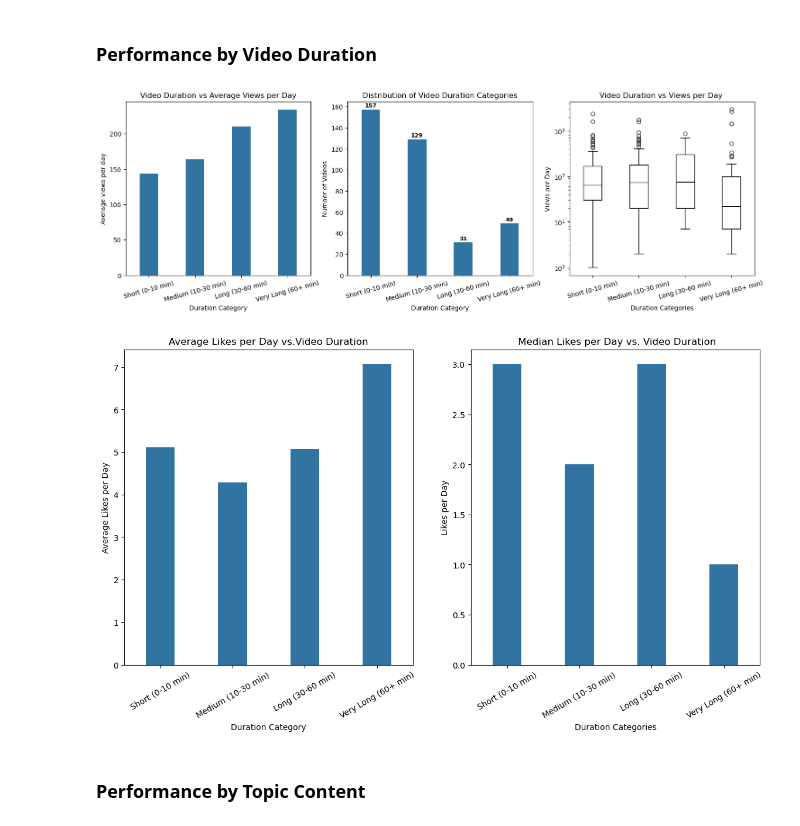
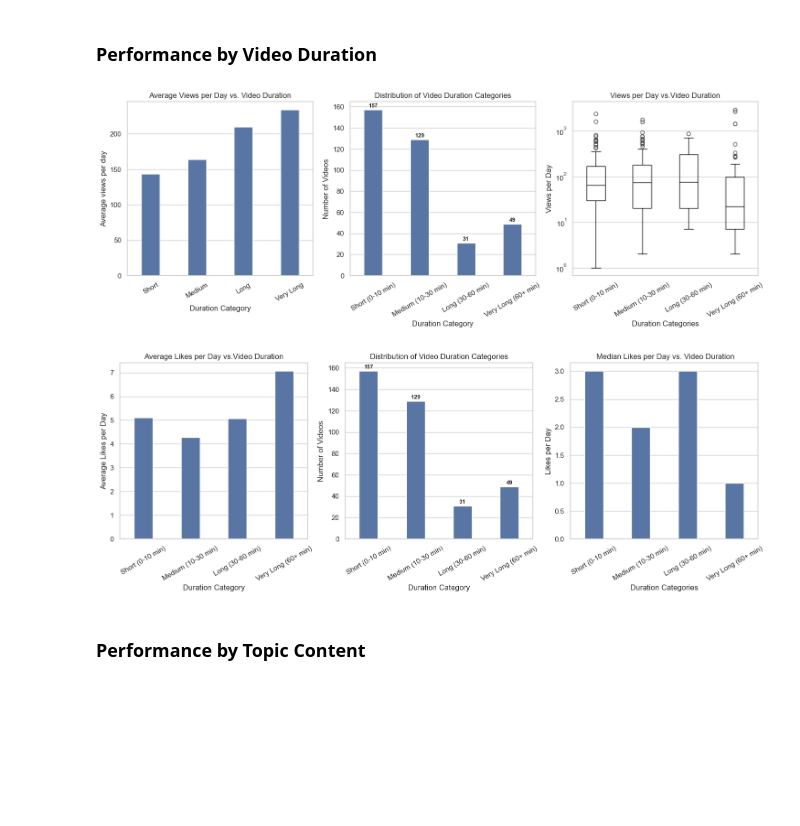
Before and after one commit to LiLuo086/alex-the-analyst-youtube-analysis, a Jupyter notebook: eda.ipynb, the cells around one changed output. Drawn from its saved outputs; the diff is of its cells as text; code cells hidden in the pictures; blank space fills up the shorter version.

```diff
--- a/eda.ipynb
+++ b/eda.ipynb
@@ -7,4 +8,10 @@ import ast
 # %% [markdown]
 ## Step 1: Load the Data
 # %%
-df = pd.read_csv('data/videos_featured.csv', sep=';') # Load data to pandas DataFrame df
+# --- Load the Data with Error Handling ---
+file_path = Path('data/videos_featured.csv')
+if file_path.exists():
+    df = pd.read_csv(file_path, sep=';')
+    print(f"Data loaded successfully: {df.shape[0]} rows, {df.shape[1]} columns")
+else:
+    raise FileNotFoundError("Dataset not found. Please check the path.")
@@ -387,10 +361,10 @@ fig, axes = plt.subplots(1, 3, figsize=(18, 5))
 
 
 sns.barplot(x='duration_bucket', y='views_per_day', data=df, estimator='mean', errorbar=None, width=0.4, ax=axes[0])
-axes[0].set_title('Video Duration vs. Average Views per Day')
+axes[0].set_title('Average Views per Day vs. Video Duration')
 axes[0].set_xlabel('Duration Category')
 axes[0].set_ylabel('Average views per day')
-axes[0].tick_params(axis='x', rotation=15)
+axes[0].tick_params(axis='x', rotation=30)
 
 
 # Define duration buckets
@@ -399,40 +373,39 @@ df['duration_bucket'] = pd.cut(
     bins=[0, 600, 1800, 3600, 100000],
     labels=['Short (0-10 min)', 'Medium (10-30 min)', 'Long (30-60 min)', 'Very Long (60+ min)'],
     right=False
 )
 
 # Plot duration distribution
 sns.countplot(x='duration_bucket', data=df, ax=axes[1], width=0.4)  # Use countplot for category frequencies
 
 for p in axes[1].patches:
     count = int(p.get_height())
     axes[1].text(p.get_x() + p.get_width() / 2,
                  p.get_height() + 1,
                  str(count),
                  ha='center', va='bottom', fontsize=9, fontweight='bold')
 
-
 axes[1].set_title("Distribution of Video Duration Categories")
 axes[1].set_xlabel("Duration Category")
 axes[1].set_ylabel("Number of Videos")
-axes[1].tick_params(axis='x', rotation=15)
+axes[1].tick_params(axis='x', rotation=30)
 
 # Like ratio vs duration
 sns.boxplot(x='duration_bucket', y='views_per_day', data=df, width=0.4, ax=axes[2],
             boxprops=dict(facecolor='none', edgecolor='black'),
             medianprops=dict(color='black'),
             whiskerprops=dict(color='black'),
             capprops=dict(color='black'))
 axes[2].set_yscale('log')
 axes[2].set_xlabel('Duration Categories')
 axes[2].set_ylabel('Views per Day')
-axes[2].tick_params(axis='x',rotation=15)
-axes[2].set_title('Video Duration vs. Views per Day ')
+axes[2].tick_params(axis='x',rotation=30)
+axes[2].set_title('Views per Day vs.Video Duration')
 plt.show()
 # %% [output]
-[figure, old version]
+[figure, new version]
 # %%
-fig, axes=plt.subplots(1,2,figsize=(14,7))
+fig, axes=plt.subplots(1,3,figsize=(18,5))
 
 sns.barplot(x='duration_bucket', y='likes_per_day', data=df, estimator='mean', errorbar=None,width=0.4, ax=axes[0])
 axes[0].set_title('Average Likes per Day vs.Video Duration')
@@ -440,15 +413,30 @@ axes[0].set_xlabel('Duration Category')
 axes[0].set_ylabel('Average Likes per Day')
 axes[0].tick_params(axis='x', rotation=30)
 
+# Plot duration distribution
+sns.countplot(x='duration_bucket', data=df, ax=axes[1], width=0.4)  # Use countplot for category frequencies
 
-sns.barplot(x='duration_bucket', y='likes_per_day', data=df, estimator='median', errorbar=None, width=0.4, ax=axes[1])
-axes[1].set_xlabel('Duration Categories')
-axes[1].set_ylabel('Likes per Day')
+for p in axes[1].patches:
+    count = int(p.get_height())
+    axes[1].text(p.get_x() + p.get_width() / 2,
+                 p.get_height() + 1,
+                 str(count),
+                 ha='center', va='bottom', fontsize=9, fontweight='bold')
+
+axes[1].set_title("Distribution of Video Duration Categories")
+axes[1].set_xlabel("Duration Category")
+axes[1].set_ylabel("Number of Videos")
 axes[1].tick_params(axis='x', rotation=30)
-axes[1].set_title(" Median Likes per Day vs. Video Duration")
+
+
+sns.barplot(x='duration_bucket', y='likes_per_day', data=df, estimator='median', errorbar=None, width=0.4, ax=axes[2])
+axes[2].set_xlabel('Duration Categories')
+axes[2].set_ylabel('Likes per Day')
+axes[2].tick_params(axis='x', rotation=30)
+axes[2].set_title(" Median Likes per Day vs. Video Duration")
 plt.show()
 # %% [output]
-[figure, old version]
+[figure, new version]
 # %% [markdown]
 ### Performance by Topic Content
 # %%
```
Also changed, not shown: parts of 14 cells of this notebook.
